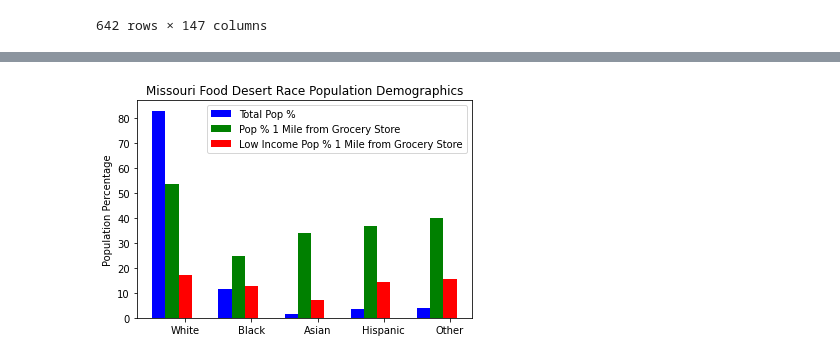
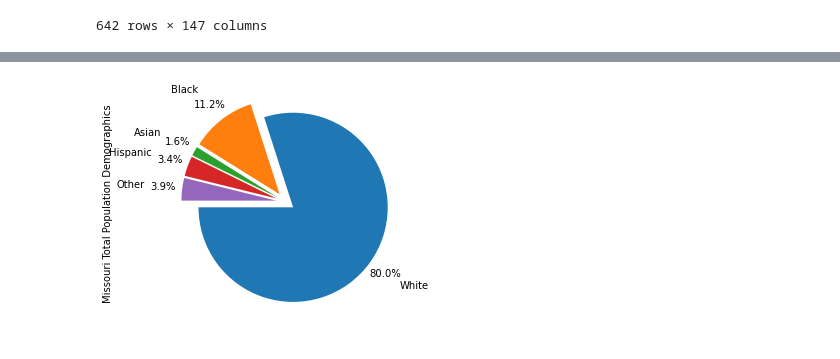
Before and after one commit to marybellavia/project-one, a Jupyter notebook: DemographicsAnalysis.ipynb, the cells around one changed output, grey strips where cells are left out. Drawn from its saved outputs; the diff is of its cells as text; code cells hidden in the pictures.

```diff
--- a/DemographicsAnalysis.ipynb
+++ b/DemographicsAnalysis.ipynb
@@ -179,24 +180,19 @@ plt.show()
-# %%
-x = ['White', 'Black', 'Asian', 'Hispanic', 'Other']
-ind = np.arange(len(x))  # the x locations for the groups
-w = 0.2       # the width of the bars
-
-y = [percent_white, percent_black, percent_asian, percent_hisp, percent_other]
-z = [white_mile_percent, black_mile_percent, asian_mile_percent, hisp_mile_percent, other_mile_percent]
-k = [fd_white_mile_percent, fd_black_mile_percent, fd_asian_mile_percent, fd_hisp_mile_percent, fd_other_mile_percent]
-
-ax = plt.subplot(111)
-ax.bar(ind-w, y, width=0.2, color='b', align='center', label="Total Pop %")
-ax.bar(ind, z, width=0.2, color='g', align='center', label="Pop % 1 Mile from Grocery Store")
-ax.bar(ind+w, k, width=0.2, color='r', align='center', label="Low Income Pop % 1 Mile from Grocery Store")
-
-ax.set_ylabel('Population Percentage')
-ax.set_xticks(ind+w)
-ax.set_xticklabels(x)
-
-plt.legend()
-plt.title("Missouri Food Desert Race Population Demographics")
-
-plt.show()
-# %% [output]
-[figure, removed]
+# %%
+# creating variables for pie charts
+labels = ['White', 'Black', 'Asian', 'Hispanic', 'Other']
+explode = (0.1, 0.1, 0.1, 0.1, 0.1)
+total_pop_percents = [percent_white, percent_black, percent_asian, percent_hisp, percent_other]
+la_percents = [white_mile_percent, black_mile_percent, asian_mile_percent, hisp_mile_percent, other_mile_percent]
+la_li_percents = [fd_white_mile_percent, fd_black_mile_percent, fd_asian_mile_percent, fd_hisp_mile_percent, fd_other_mile_percent]
+
+# creating the pie chart and labeling
+fig1, ax1 = plt.subplots()
+ax1.pie(total_pop_percents, labels=labels, explode=explode, autopct='%1.1f%%', startangle=180, labeldistance=1.4, pctdistance=1.2)
+ax1.axis('equal')  # Equal aspect ratio ensures that pie is drawn as a circle.
+plt.ylabel("Missouri Total Population Demographics")
+# saving output
+plt.savefig("output_data/PopulationPercentageDemographics.png")
+
+plt.show()
+# %% [output]
+[figure, added]
```
Also changed, not shown: parts of 3 cells of this notebook, 10 other files.
